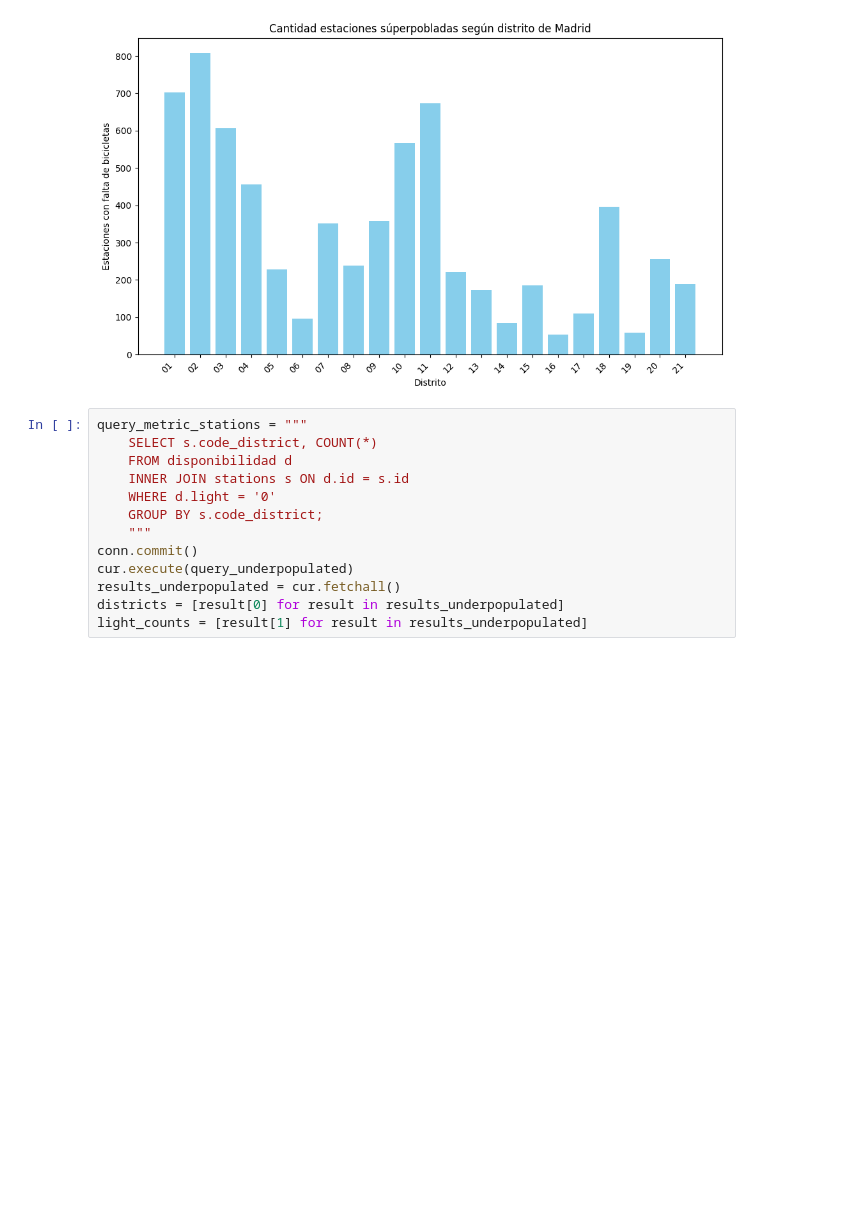
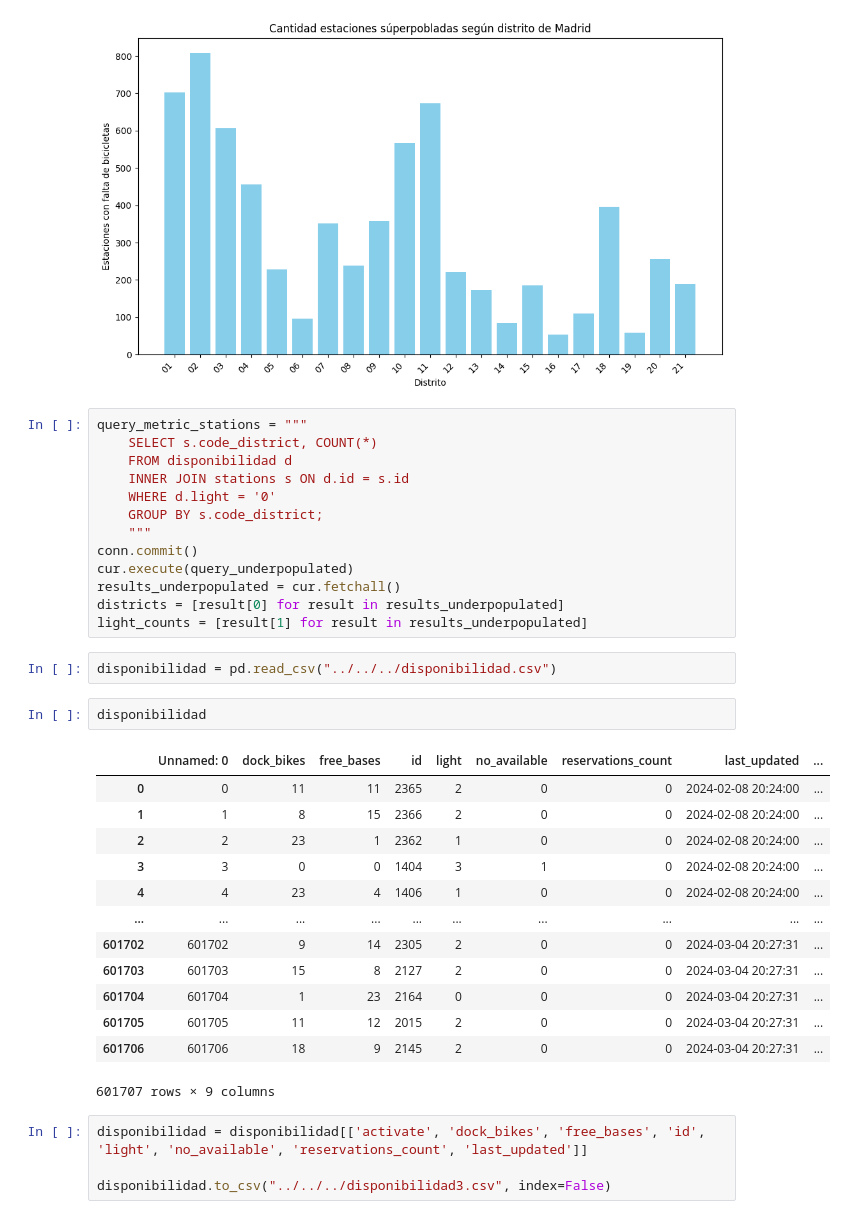
Before and after one commit to silviluliuma/biciMAD-worker, a Jupyter notebook: notebooks/visualizations.ipynb, the cells around one changed output. Cells and saved outputs as stored; diff of their text form; blank space fills up the shorter version.

```diff
--- a/notebooks/visualizations.ipynb
+++ b/notebooks/visualizations.ipynb
@@ -116,3 +117,25 @@ cur.execute(query_underpopulated)
 results_underpopulated = cur.fetchall()
 districts = [result[0] for result in results_underpopulated]
 light_counts = [result[1] for result in results_underpopulated]
+# %%
+disponibilidad = pd.read_csv("../../../disponibilidad.csv")
+# %%
+disponibilidad
+# %% [output]
+|  | Unnamed: 0 | dock_bikes | free_bases | id | light | no_available | reservations_count | last_updated | ... |
+| 0 | 0 | 11 | 11 | 2365 | 2 | 0 | 0 | 2024-02-08 20:24:00 | ... |
+| 1 | 1 | 8 | 15 | 2366 | 2 | 0 | 0 | 2024-02-08 20:24:00 | ... |
+| 2 | 2 | 23 | 1 | 2362 | 1 | 0 | 0 | 2024-02-08 20:24:00 | ... |
+| 3 | 3 | 0 | 0 | 1404 | 3 | 1 | 0 | 2024-02-08 20:24:00 | ... |
+| 4 | 4 | 23 | 4 | 1406 | 1 | 0 | 0 | 2024-02-08 20:24:00 | ... |
+| ... | ... | ... | ... | ... | ... | ... | ... | ... | ... |
+| 601702 | 601702 | 9 | 14 | 2305 | 2 | 0 | 0 | 2024-03-04 20:27:31 | ... |
+| 601703 | 601703 | 15 | 8 | 2127 | 2 | 0 | 0 | 2024-03-04 20:27:31 | ... |
+| 601704 | 601704 | 1 | 23 | 2164 | 0 | 0 | 0 | 2024-03-04 20:27:31 | ... |
+| 601705 | 601705 | 11 | 12 | 2015 | 2 | 0 | 0 | 2024-03-04 20:27:31 | ... |
+| 601706 | 601706 | 18 | 9 | 2145 | 2 | 0 | 0 | 2024-03-04 20:27:31 | ... |
+601707 rows × 9 columns
+# %%
+disponibilidad = disponibilidad[['activate', 'dock_bikes', 'free_bases', 'id', 'light', 'no_available', 'reservations_count', 'last_updated']]
+
+disponibilidad.to_csv("../../../disponibilidad3.csv", index=False)
```
Also changed, not shown: parts of 1 cell of this notebook, 27 other files.
